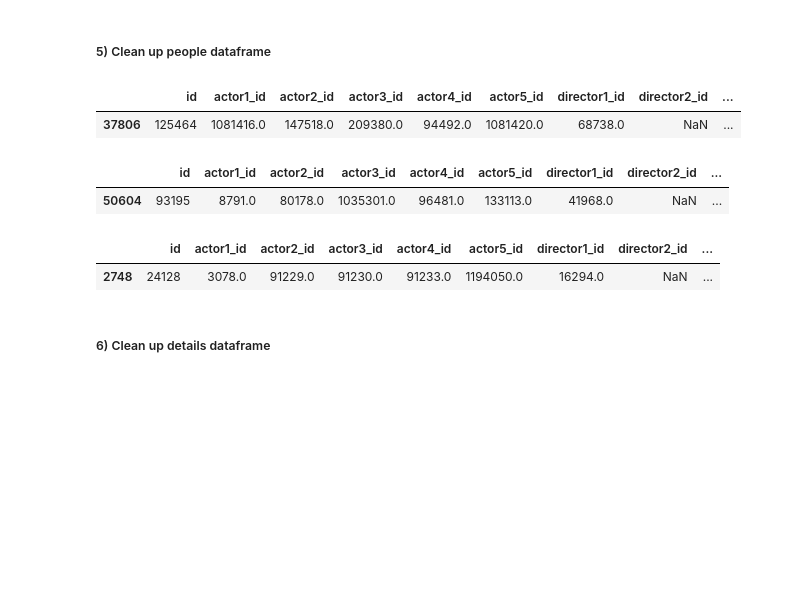
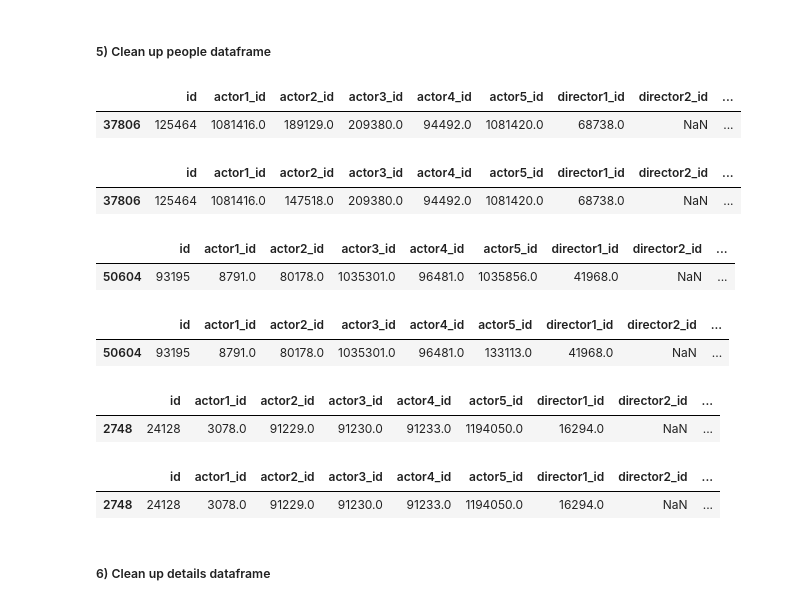
Before and after one commit to georgepappy/capstone_project, a Jupyter notebook: CapstoneProject_GeorgePappy.ipynb, the cells around one changed output. Cells and saved outputs as stored; diff of their text form; code cells hidden in the pictures; blank space fills up the shorter version.

```diff
--- a/CapstoneProject_GeorgePappy.ipynb
+++ b/CapstoneProject_GeorgePappy.ipynb
@@ -364,33 +379,39 @@ tags = tags[tags['movieId'].isin(movies['movieId'].unique())]
 # %%
 # Fix a known TMDB query error discovered during data exploration:
 #   For TMDB movie id 125464, substitute correct actor 147518 for unknown actor 189129
 
-people.loc[people['id'] == 125464.0]
+display(people.loc[people['id'] == 125464.0])
 people.loc[people['id'] == 125464.0, 'actor2_id'] = 147518.0
-people.loc[people['id'] == 125464.0]
+display(people.loc[people['id'] == 125464.0])
 # %% [output]
 |  | id | actor1_id | actor2_id | actor3_id | actor4_id | actor5_id | director1_id | director2_id | ... |
-| 37806 | 125464 | 1081416.0 | 147518.0 | 209380.0 | 94492.0 | 1081420.0 | 68738.0 | NaN | ... |
+| 37806 | 125464 | 1081416.0 | 189129.0 | 209380.0 | 94492.0 | 1081420.0 | 68738.0 | NaN | ... |
+|  | id | actor1_id | actor2_id | actor3_id | actor4_id | actor5_id | director1_id | director2_id | ... |
+| 37806 | 125464 | 1081416.0 | 147518.0 | 209380.0 | 94492.0 | 1081420.0 | 68738.0 | NaN | ... |
 # %%
 # Fix another known TMDB query error:
 #   For TMDB movie id 93195, substitute correct actor 133113 for unknown actor 1035856
 
-people.loc[people['id'] == 93195.0]
+display(people.loc[people['id'] == 93195.0])
 people.loc[people['id'] == 93195.0, 'actor5_id'] = 133113.0
-people.loc[people['id'] == 93195.0]
+display(people.loc[people['id'] == 93195.0])
 # %% [output]
 |  | id | actor1_id | actor2_id | actor3_id | actor4_id | actor5_id | director1_id | director2_id | ... |
-| 50604 | 93195 | 8791.0 | 80178.0 | 1035301.0 | 96481.0 | 133113.0 | 41968.0 | NaN | ... |
+| 50604 | 93195 | 8791.0 | 80178.0 | 1035301.0 | 96481.0 | 1035856.0 | 41968.0 | NaN | ... |
+|  | id | actor1_id | actor2_id | actor3_id | actor4_id | actor5_id | director1_id | director2_id | ... |
+| 50604 | 93195 | 8791.0 | 80178.0 | 1035301.0 | 96481.0 | 133113.0 | 41968.0 | NaN | ... |
 # %%
 # Fix another known TMDB query error:
 #   For TMDB movie id 24128, there is no second writer credited, so set writer2_id to NaN
 
-people.loc[people['id'] == 24128.0]
+display(people.loc[people['id'] == 24128.0])
 people.loc[people['id'] == 24128.0, 'writer2_id'] = np.nan
-people.loc[people['id'] == 24128.0]
+display(people.loc[people['id'] == 24128.0])
 # %% [output]
 |  | id | actor1_id | actor2_id | actor3_id | actor4_id | actor5_id | director1_id | director2_id | ... |
 | 2748 | 24128 | 3078.0 | 91229.0 | 91230.0 | 91233.0 | 1194050.0 | 16294.0 | NaN | ... |
+|  | id | actor1_id | actor2_id | actor3_id | actor4_id | actor5_id | director1_id | director2_id | ... |
+| 2748 | 24128 | 3078.0 | 91229.0 | 91230.0 | 91233.0 | 1194050.0 | 16294.0 | NaN | ... |
 # %% [markdown]
 ##### 6) Clean up details dataframe
 # %%
```
Also changed, not shown: parts of 64 cells of this notebook, 5 other files.
